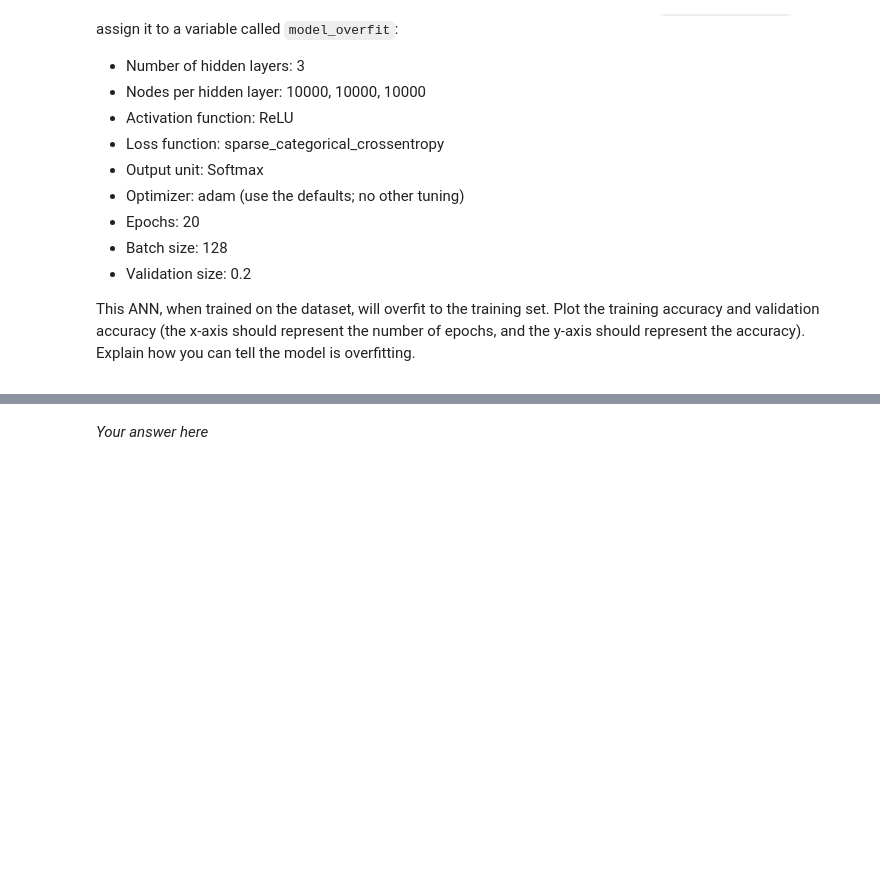
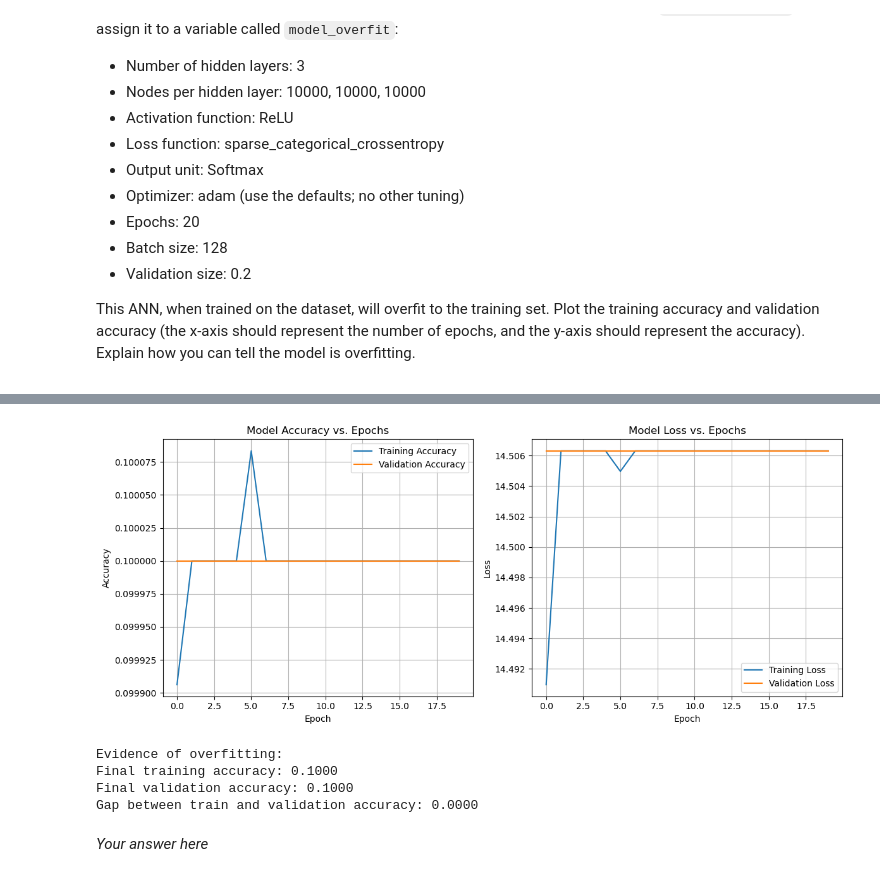
Before and after one commit to fiidalgo/ac209b, a Jupyter notebook: cs1090b_hw2/cs1090b_hw2.ipynb, the cells around one changed output, grey strips where cells are left out. Drawn from its saved outputs; the diff is of its cells as text; code cells hidden in the pictures; blank space fills up the shorter version.

```diff
--- a/cs1090b_hw2/cs1090b_hw2.ipynb
+++ b/cs1090b_hw2/cs1090b_hw2.ipynb
@@ -932,0 +1093,7 @@ This ANN, when trained on the dataset, will overfit to the training set. Plot th
+# %%
+# Compile the model
+model_overfit.compile(
+    optimizer='adam',
+    loss='sparse_categorical_crossentropy',
+    metrics=['accuracy']
+)
@@ -933,3 +1131,51 @@ This ANN, when trained on the dataset, will overfit to the training set. Plot th
+# %%
+# Save model
+model_overfit.save('model_overfit.keras')
+
+# Save training history
+with open('training_history.json', 'w') as f:
+    json.dump(history_overfit.history, f)
+# %%
+# Load model and training history
+model_overfit = keras.models.load_model('model_overfit')
+with open('training_history.json', 'r') as f:
+    loaded_history = json.load(f)
+# %%
+# Plot training and validation accuracy
+plt.figure(figsize=(12, 5))
+
+plt.subplot(1,2,1)
+plt.plot(history_overfit.history['accuracy'], label='Training Accuracy')
+plt.plot(history_overfit.history['val_accuracy'], label='Validation Accuracy')
+plt.title('Model Accuracy vs. Epochs')
+plt.xlabel('Epoch')
+plt.ylabel('Accuracy')
+plt.legend()
+plt.grid(True)
+
+plt.subplot(1,2,2)
+plt.plot(history_overfit.history['loss'], label='Training Loss')
+plt.plot(history_overfit.history['val_loss'], label='Validation Loss')
+plt.title('Model Loss vs. Epochs')
+plt.xlabel('Epoch')
+plt.ylabel('Loss')
+plt.legend()
+plt.grid(True)
+
+plt.tight_layout()
+plt.show()
+
+# Explanation of overfitting
+print("Evidence of overfitting:")
+print(f"Final training accuracy: {history_overfit.history['accuracy'][-1]:.4f}")
+print(f"Final validation accuracy: {history_overfit.history['val_accuracy'][-1]:.4f}")
+print(f"Gap between train and validation accuracy: {history_overfit.history['accuracy'][-1] - history_overfit.history['val_accuracy'][-1]:.4f}")
+# %% [output]
+[figure, added]
+Evidence of overfitting:
+Final training accuracy: 0.1000
+Final validation accuracy: 0.1000
+Gap between train and validation accuracy: 0.0000
 # %% [markdown]
 *Your answer here*
 # %% [markdown]
```
Also changed, not shown: parts of 20 cells of this notebook, 1 other file.
